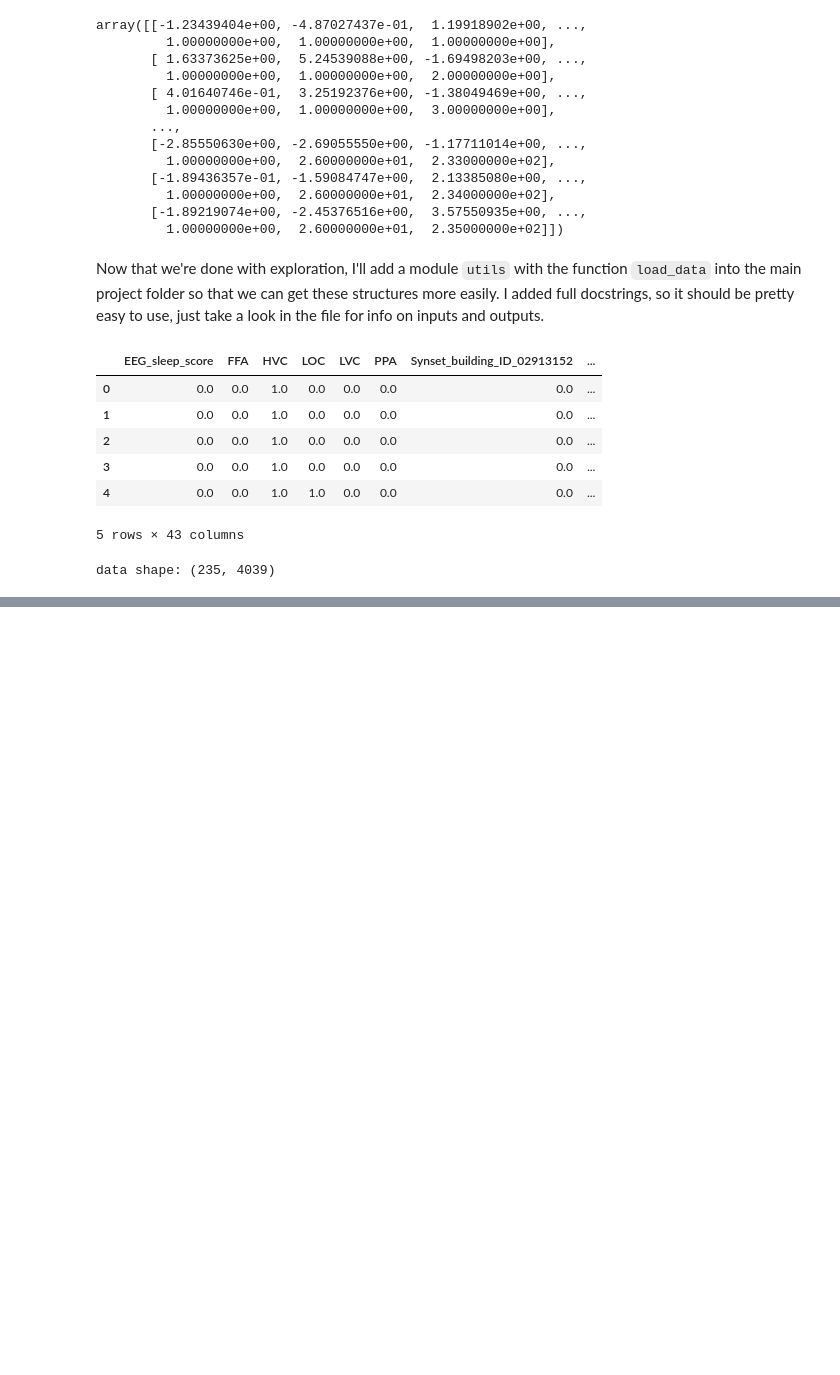
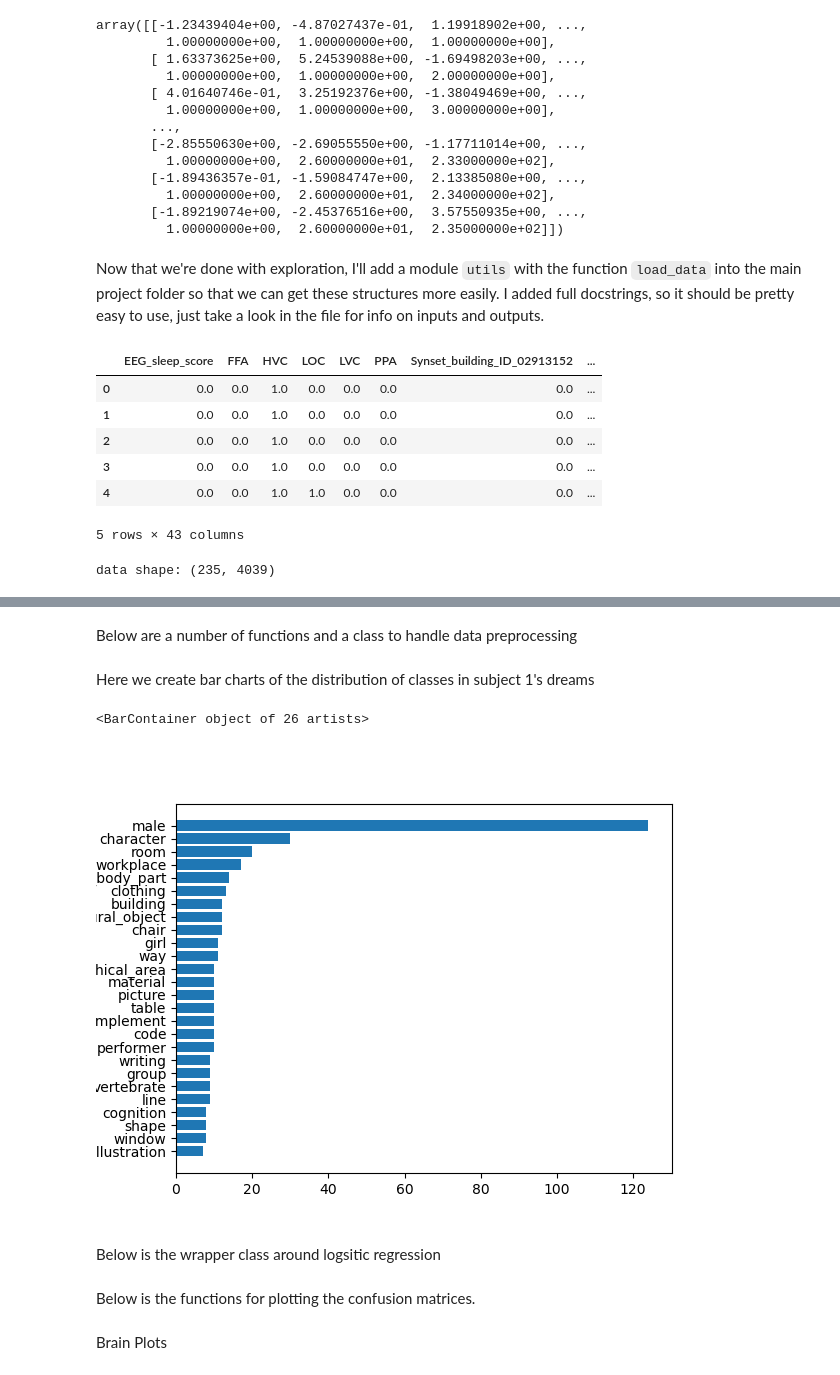
Before and after one commit to RandumbPurson/CMSE-202-Dream-Project, a Jupyter notebook: Final_Notebook_Dreams.ipynb, the cells around one changed output, grey strips where cells are left out. Cells and saved outputs as stored; diff of their text form; code cells hidden in the pictures; blank space fills up the shorter version.

Commit message:
Add distribution bar charts

```diff
--- a/Final_Notebook_Dreams.ipynb
+++ b/Final_Notebook_Dreams.ipynb
@@ -638,0 +250,2 @@ def quick_brain_plot(
+# %% [markdown]
+Below are a number of functions and a class to handle data preprocessing
@@ -638,0 +477,17 @@ def quick_brain_plot(
+# %% [markdown]
+Here we create bar charts of the distribution of classes in subject 1's dreams
+# %%
+masks, data = load_data(1)
+dh = DataHandler(masks, data)
+count_dict = dh.get_label_names(counts=True)
+
+df_c = pd.DataFrame(count_dict, index = ["counts"])
+df_c = df_c.sort_values("counts", axis = 1)
+
+plt.figure()
+plt.barh(df_c.columns, df_c.loc["counts"])
+# %% [output]
+<BarContainer object of 26 artists>
+[figure, added]
+# %% [markdown]
+Below is the wrapper class around logsitic regression
@@ -638,0 +539,2 @@ def quick_brain_plot(
+# %% [markdown]
+Below is the functions for plotting the confusion matrices.
@@ -638,0 +584,2 @@ def quick_brain_plot(
+# %% [markdown]
+Brain Plots
```
Also changed, not shown: parts of 18 cells of this notebook.
